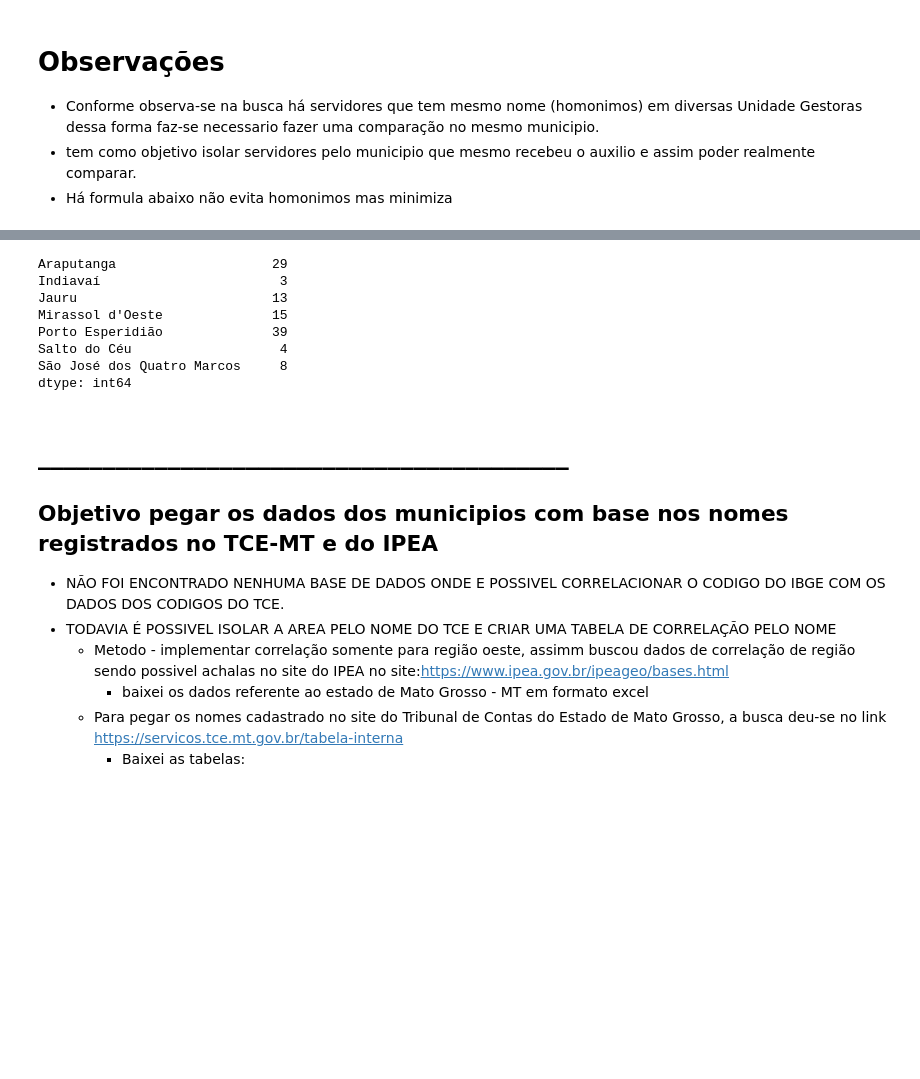
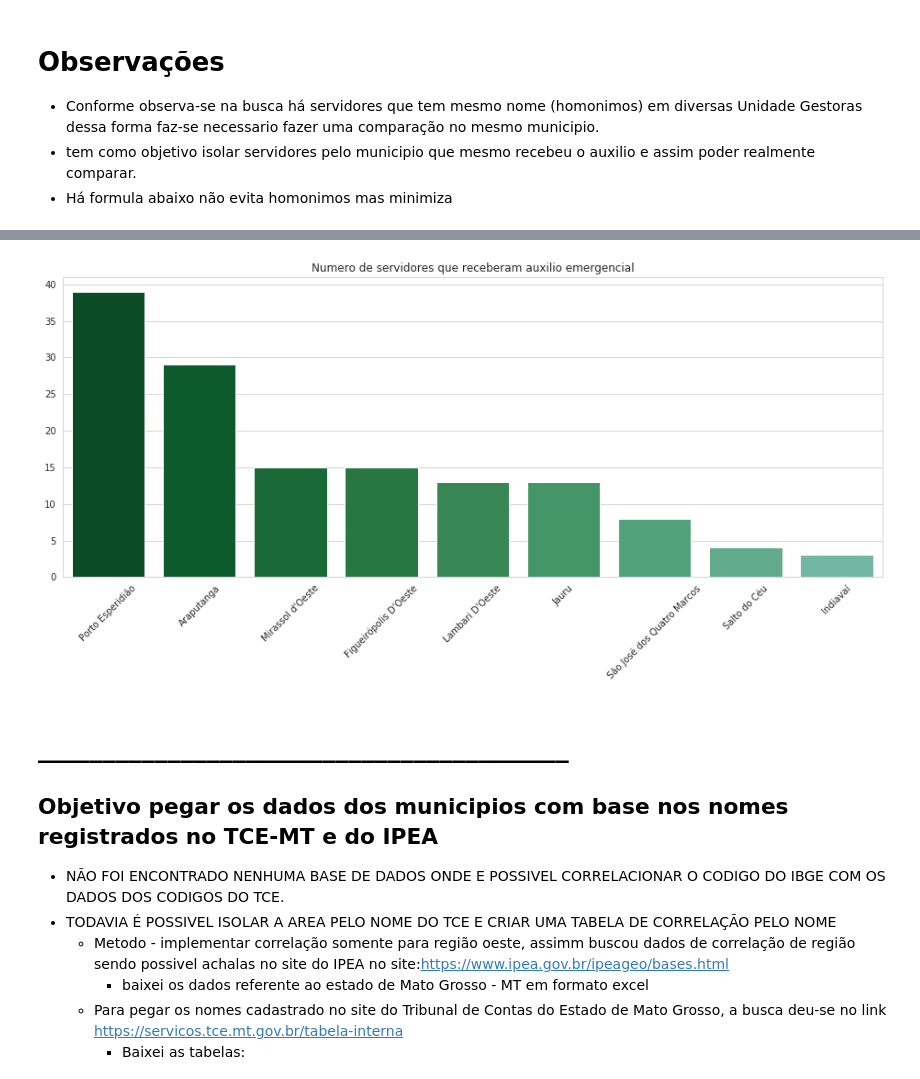
Before and after one commit to ledigofig/Auxilio-Emergencial, a Jupyter notebook: analise_municipios.ipynb, the cells around one changed output, grey strips where cells are left out. Saved outputs shown, nothing was run; the diff lists cells and outputs as text; code cells hidden in the pictures; blank space fills up the shorter version.

Commit message:
Atualização analise Municipios servidores arquivo e ciração de um novo csv

```diff
--- a/analise_municipios.ipynb
+++ b/analise_municipios.ipynb
@@ -235,16 +239,20 @@ ser_rec_aux_mun.head()
 | 11 | Porto Esperidião | ***512091** | EXTRA CADUN | ELIMARA TOSSUE SOARES | PROFESSOR - NIVEL I - ENS.MEDIO | PROFESSOR - NIVEL I - ENS.MEDIO | Porto Esperidião |
 | 12 | Porto Esperidião | ***086441** | EXTRA CADUN | JOSE VANDER URUPE MASSAVI | PROFESSOR - NIVEL I - ENS.MEDIO | PROFESSOR DE NIVEL I | Porto Esperidião |
 # %%
-ser_rec_aux_mun['Municipio'].str.get_dummies().sum()
+dados_municipio = ser_rec_aux_mun['Municipio'].str.get_dummies().sum().sort_values(ascending=False)
-# %% [output]
-Araputanga                    29
-Indiavaí                       3
-Jauru                         13
-Mirassol d'Oeste              15
-Porto Esperidião              39
-Salto do Céu                   4
-São José dos Quatro Marcos     8
-dtype: int64
+# %%
+sns.set_style('whitegrid')# Adciona o grid ao fundo
+plt.figure(figsize=(16, 6))#Coloca o tamanho da figura
+plt.xticks(rotation=45)#rotacionado ticks a 45 grau desafio 01 aula 02
+
+sns.barplot(x=dados_municipio.index,
+            y=dados_municipio.values,
+           palette=sns.color_palette('BuGn_r', n_colors=len(dados_municipio)+8))#cor da palete
+
+plt.title("Numero de servidores que receberam auxilio emergencial")
+plt.show()
+# %% [output]
+[figure, added]
 # %% [markdown]
 # _________________________________________
 ## Objetivo pegar os dados dos municipios com base nos nomes registrados no TCE-MT e do IPEA
```
Also changed, not shown: parts of 12 cells of this notebook, 3 other files.
